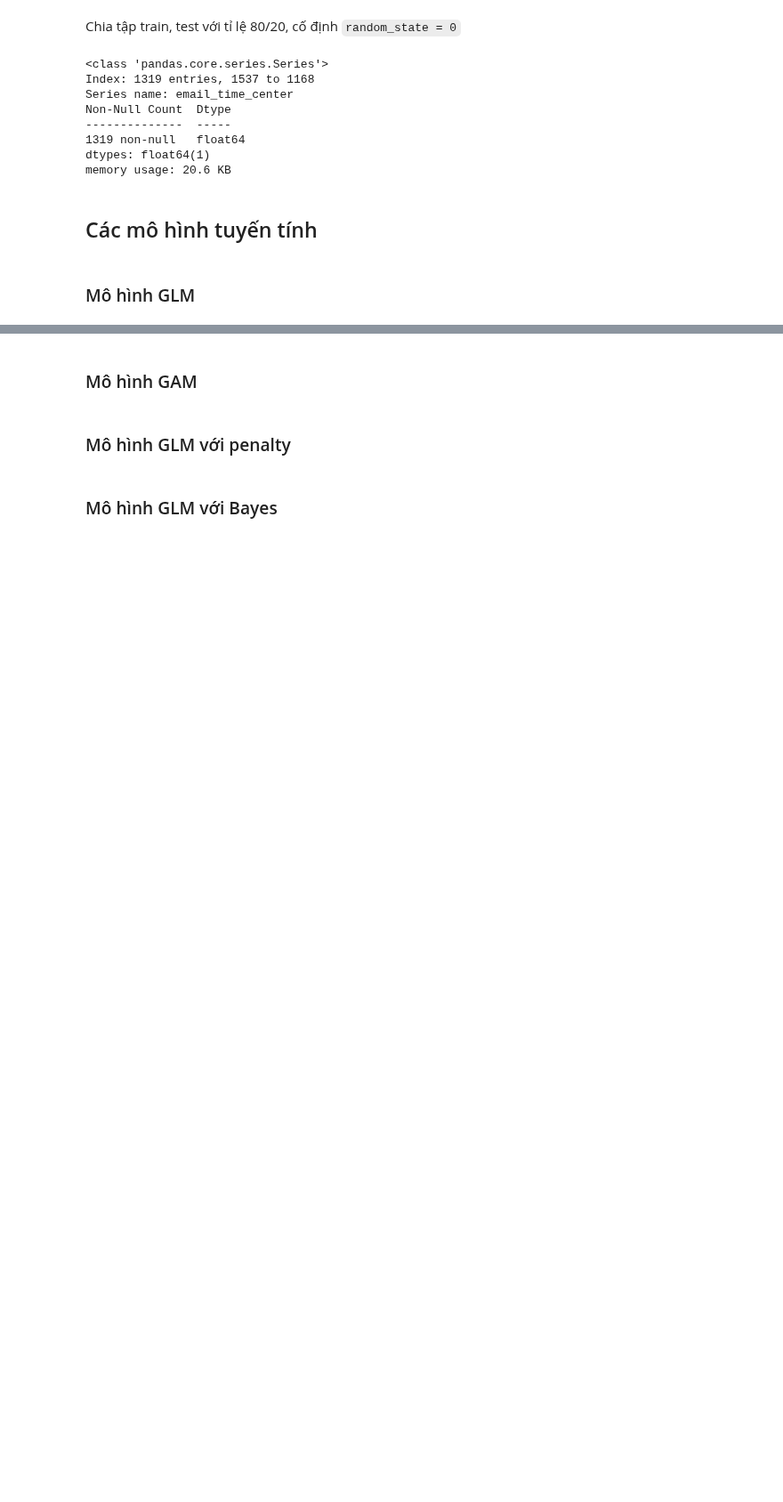
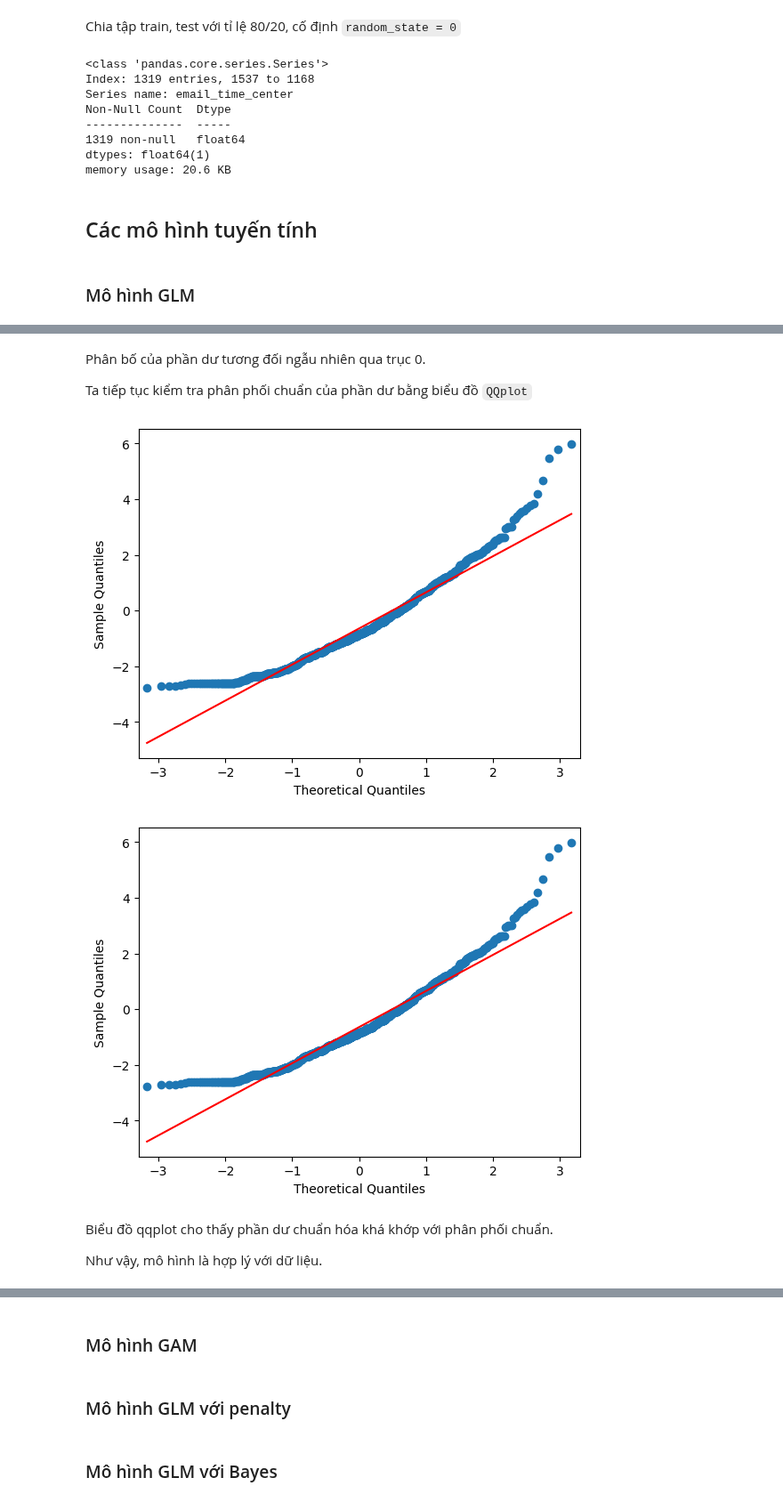
Before and after one commit to batman0911/social-stat-final-term, a Jupyter notebook: report.ipynb, the cells around one changed output, grey strips where cells are left out. Shown at 89% size. Saved outputs shown, nothing was run; the diff lists cells and outputs as text; code cells hidden in the pictures; blank space fills up the shorter version.

```diff
--- a/report.ipynb
+++ b/report.ipynb
@@ -473,0 +592,14 @@ def print_metrics(y_test, y_pred):
+# %% [markdown]
+Phân bố của phần dư tương đối ngẫu nhiên qua trục 0.
+
+Ta tiếp tục kiểm tra phân phối chuẩn của phần dư bằng biểu đồ  `QQplot`
+# %%
+from statsmodels import graphics
+graphics.gofplots.qqplot(resid, line='r')
+# %% [output]
+[figure, added]
+[figure, added]
+# %% [markdown]
+Biểu đồ qqplot cho thấy phần dư chuẩn hóa khá khớp với phân phối chuẩn.
+
+Như vậy, mô hình là hợp lý với dữ liệu.
```
Also changed, not shown: parts of 28 cells of this notebook, 1 other file.
